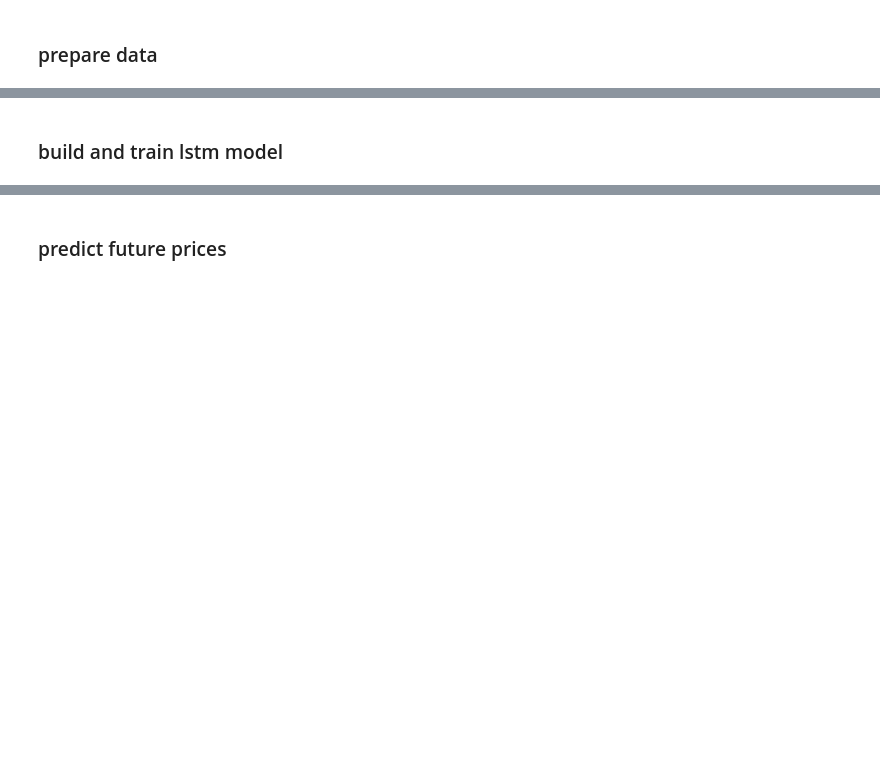
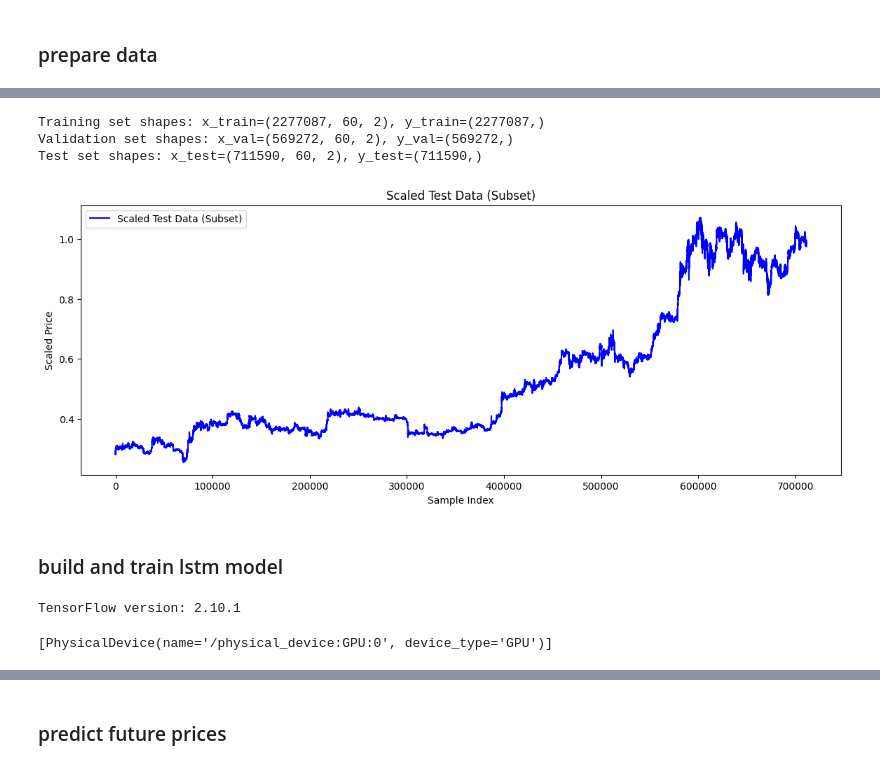
Before and after one commit to 73gon/bitcoin-forecasting-using-ml, a Jupyter notebook: bitcoin_prediction.ipynb, the cells around one changed output, grey strips where cells are left out. Drawn from its saved outputs; the diff is of its cells as text; code cells hidden in the pictures; blank space fills up the shorter version.

```diff
--- a/bitcoin_prediction.ipynb
+++ b/bitcoin_prediction.ipynb
@@ -288,3 +217,72 @@ Prepared data shapes: x=(118255, 60, 2), y=(118255,)
+# %%
+# Manually split based on time
+split_index = int(len(x) * 0.8)
+x_train_val, x_test = x[:split_index], x[split_index:]
+y_train_val, y_test = y[:split_index], y[split_index:]
+
+# Further split the training/validation set into training and validation sets
+split_index_val = int(len(x_train_val) * 0.8)
+x_train, x_val = x_train_val[:split_index_val], x_train_val[split_index_val:]
+y_train, y_val = y_train_val[:split_index_val], y_train_val[split_index_val:]
+
+# Print shapes to verify
+print(f"Training set shapes: x_train={x_train.shape}, y_train={y_train.shape}")
+print(f"Validation set shapes: x_val={x_val.shape}, y_val={y_val.shape}")
+print(f"Test set shapes: x_test={x_test.shape}, y_test={y_test.shape}")
+# %% [output]
+Training set shapes: x_train=(2277087, 60, 2), y_train=(2277087,)
+Validation set shapes: x_val=(569272, 60, 2), y_val=(569272,)
+Test set shapes: x_test=(711590, 60, 2), y_test=(711590,)
+# %%
+# Scaling the data
+scaler_x = MinMaxScaler(feature_range=(0, 1))
+scaler_y = MinMaxScaler(feature_range=(0, 1))
+
+#reshape and sclae the data x
+num_samples, num_timesteps, num_features = x_train.shape
+
+x_train_reshaped = x_train.reshape(-1, num_features)  # (samples * timesteps, features)
+x_val_reshaped = x_val.reshape(-1, num_features)
+x_test_reshaped = x_test.reshape(-1, num_features)
+
+scaler_x.fit(x_train_reshaped)
+
+x_train_scaled = scaler_x.transform(x_train_reshaped).reshape(num_samples, num_timesteps, num_features)
+x_val_scaled = scaler_x.transform(x_val_reshaped).reshape(x_val.shape)
+x_test_scaled = scaler_x.transform(x_test_reshaped).reshape(x_test.shape)
+
+#reshape and scale the data y
+
+y_train_reshaped = y_train.reshape(-1, 1)
+y_val_reshaped = y_val.reshape(-1, 1)
+y_test_reshaped = y_test.reshape(-1, 1)
+
+scaler_y.fit(y_train_reshaped)
+
+y_train_scaled = scaler_y.transform(y_train_reshaped)
+y_val_scaled = scaler_y.transform(y_val_reshaped)
+y_test_scaled = scaler_y.transform(y_test_reshaped)
+# %%
+# what to plot
+plot_data = y_test_scaled
+
+# Verify the scaled test data
+plt.figure(figsize=(14, 5))
+plt.plot(range(len(plot_data)), plot_data[:len(plot_data)], color='blue', label='Scaled Test Data (Subset)')
+plt.title('Scaled Test Data (Subset)')
+plt.xlabel('Sample Index')
+plt.ylabel('Scaled Price')
+plt.legend()
+plt.show()
+# %% [output]
+[figure, added]
 # %% [markdown]
 ### build and train lstm model
+# %%
+import tensorflow as tf
+print("TensorFlow version:", tf.__version__)
+tf.config.list_physical_devices('GPU')
+# %% [output]
+TensorFlow version: 2.10.1
+[PhysicalDevice(name='/physical_device:GPU:0', device_type='GPU')]
 # %%
```
Also changed, not shown: parts of 13 cells of this notebook, 4 other files.
